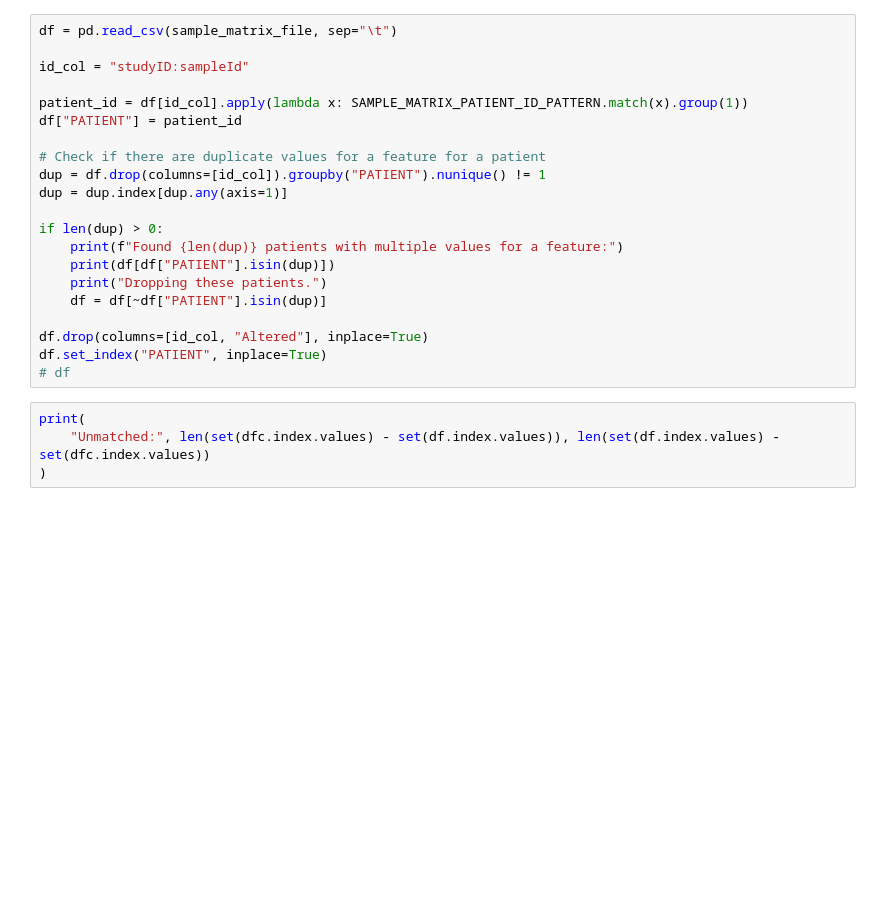
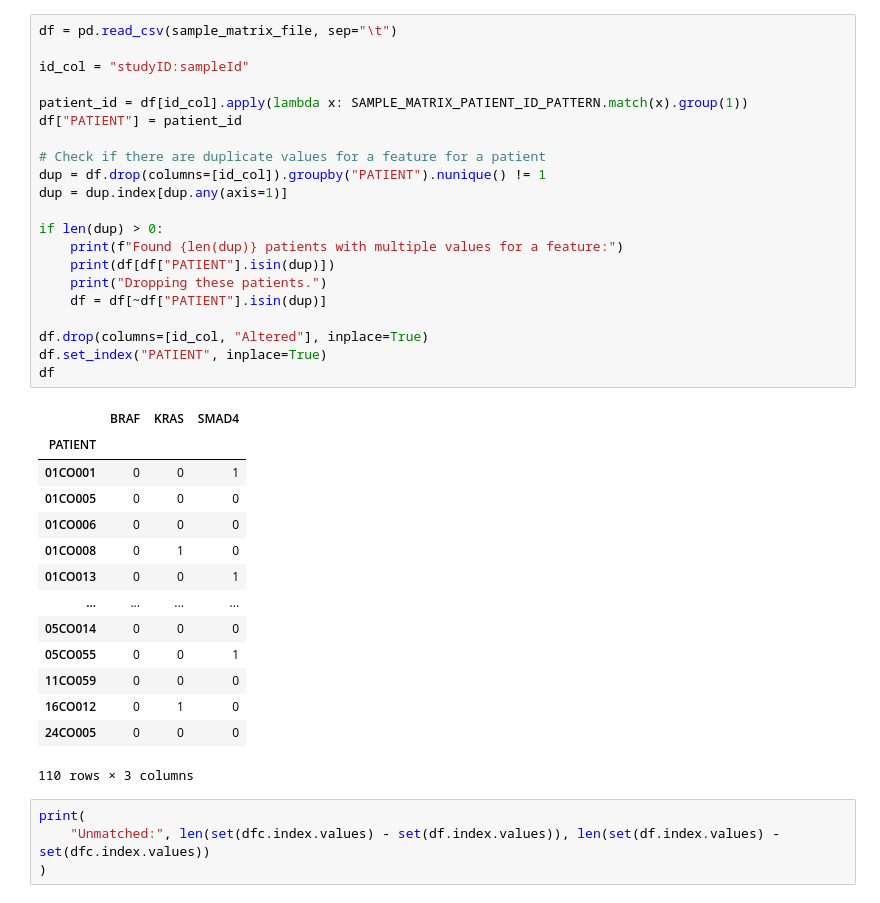
Before and after one commit to georg-wolflein/good-features, a Jupyter notebook: helpers/clini.ipynb, the cells around one changed output. Saved outputs shown, nothing was run; the diff lists cells and outputs as text; blank space fills up the shorter version.

```diff
--- a/helpers/clini.ipynb
+++ b/helpers/clini.ipynb
@@ -79,24 +80,39 @@ AttributeError: 'NoneType' object has no attribute 'group'
 # %%
 df = pd.read_csv(sample_matrix_file, sep="\t")
 
 id_col = "studyID:sampleId"
 
 patient_id = df[id_col].apply(lambda x: SAMPLE_MATRIX_PATIENT_ID_PATTERN.match(x).group(1))
 df["PATIENT"] = patient_id
 
 # Check if there are duplicate values for a feature for a patient
 dup = df.drop(columns=[id_col]).groupby("PATIENT").nunique() != 1
 dup = dup.index[dup.any(axis=1)]
 
 if len(dup) > 0:
     print(f"Found {len(dup)} patients with multiple values for a feature:")
     print(df[df["PATIENT"].isin(dup)])
     print("Dropping these patients.")
     df = df[~df["PATIENT"].isin(dup)]
 
 df.drop(columns=[id_col, "Altered"], inplace=True)
 df.set_index("PATIENT", inplace=True)
-# df
+df
+# %% [output]
+|  | BRAF | KRAS | SMAD4 |
+| PATIENT |  |  |  |
+| 01CO001 | 0 | 0 | 1 |
+| 01CO005 | 0 | 0 | 0 |
+| 01CO006 | 0 | 0 | 0 |
+| 01CO008 | 0 | 1 | 0 |
+| 01CO013 | 0 | 0 | 1 |
+| ... | ... | ... | ... |
+| 05CO014 | 0 | 0 | 0 |
+| 05CO055 | 0 | 0 | 1 |
+| 11CO059 | 0 | 0 | 0 |
+| 16CO012 | 0 | 1 | 0 |
+| 24CO005 | 0 | 0 | 0 |
+110 rows × 3 columns
 # %%
 print(
     "Unmatched:", len(set(dfc.index.values) - set(df.index.values)), len(set(df.index.values) - set(dfc.index.values))
```
Also changed, not shown: parts of 5 cells of this notebook, 20 other files.
